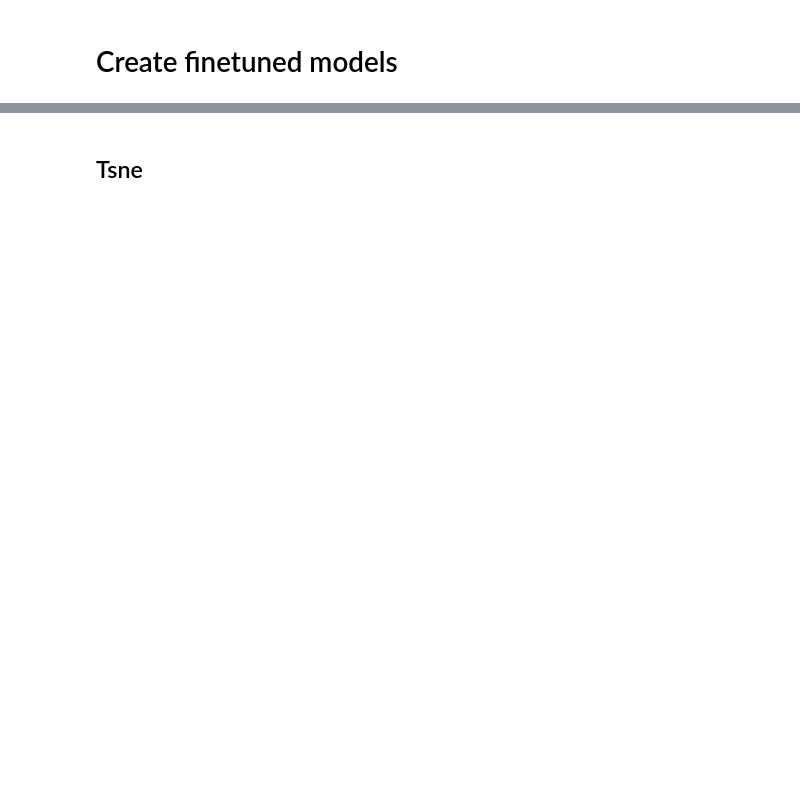
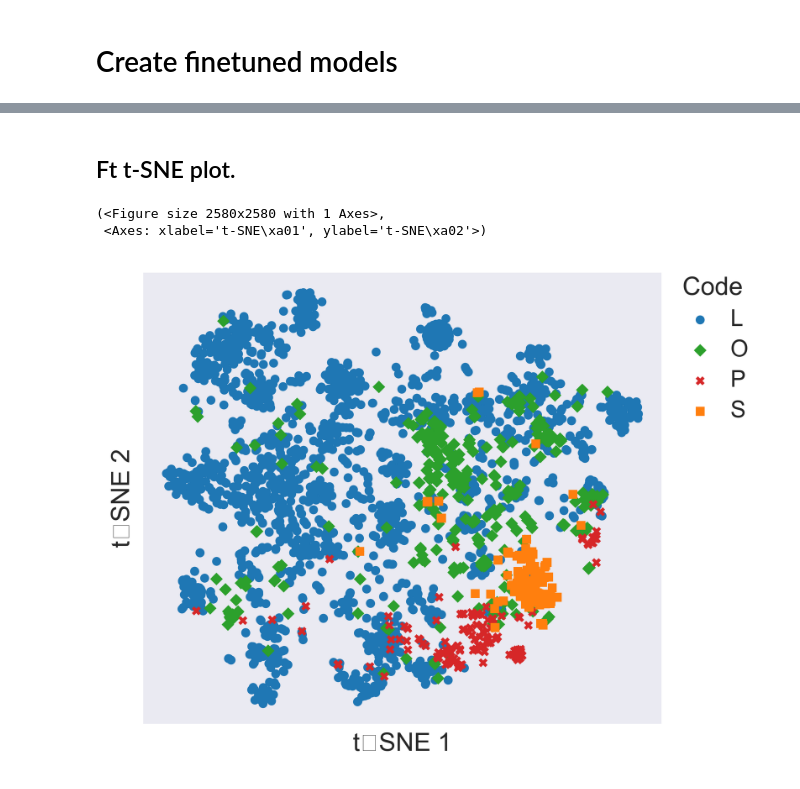
Before and after one commit to halvorty/text2embedding2category, a Jupyter notebook: finetune.ipynb, the cells around one changed output, grey strips where cells are left out. Drawn from its saved outputs; the diff is of its cells as text; code cells hidden in the pictures; blank space fills up the shorter version.

```diff
--- a/finetune.ipynb
+++ b/finetune.ipynb
@@ -36,0 +53,12 @@ model = SentenceTransformer(
+# %%
+# embed the dataset
+embeddings = model.encode(
+    dataset['Response'].tolist(),
+    show_progress_bar=True,
+    normalize_embeddings=True
+)
+
+# add embeddings to the dataset
+dataset['embedding'] = embeddings.tolist()
+
+dataset.head()
@@ -265,0 +349,10 @@ Args = {
+# %%
+# initialize model and prompt
+# Note: The model_name and prompt can be changed as needed.
+ft_model_name = f'models/{model_name}'
+
+ft_model = SentenceTransformer(
+    ft_model_name,
+    trust_remote_code=True,
+    local_files_only=True
+)
@@ -265,0 +361,12 @@ Args = {
+# %%
+# embed the dataset
+ft_embeddings = ft_model.encode(
+    dataset['Response'].tolist(),
+    show_progress_bar=True,
+    normalize_embeddings=True
+)
+
+# add embeddings to the dataset
+dataset['ft_embedding'] = ft_embeddings.tolist()
+
+dataset.head()
@@ -266,2 +380,12 @@ Args = {
 # %% [markdown]
-## Tsne
+## Ft t-SNE plot.
+# %%
+plot_tsne_embeddings(
+    embedding_matrix = np.vstack(dataset['ft_embedding']),
+    codes = dataset['code'],
+    save_as='tsne_yes_finetune.png',
+)
+# %% [output]
+(<Figure size 2580x2580 with 1 Axes>,
+ <Axes: xlabel='t‑SNE\xa01', ylabel='t‑SNE\xa02'>)
+[figure, added]
```
Also changed, not shown: parts of 26 cells of this notebook, 3 other files.
